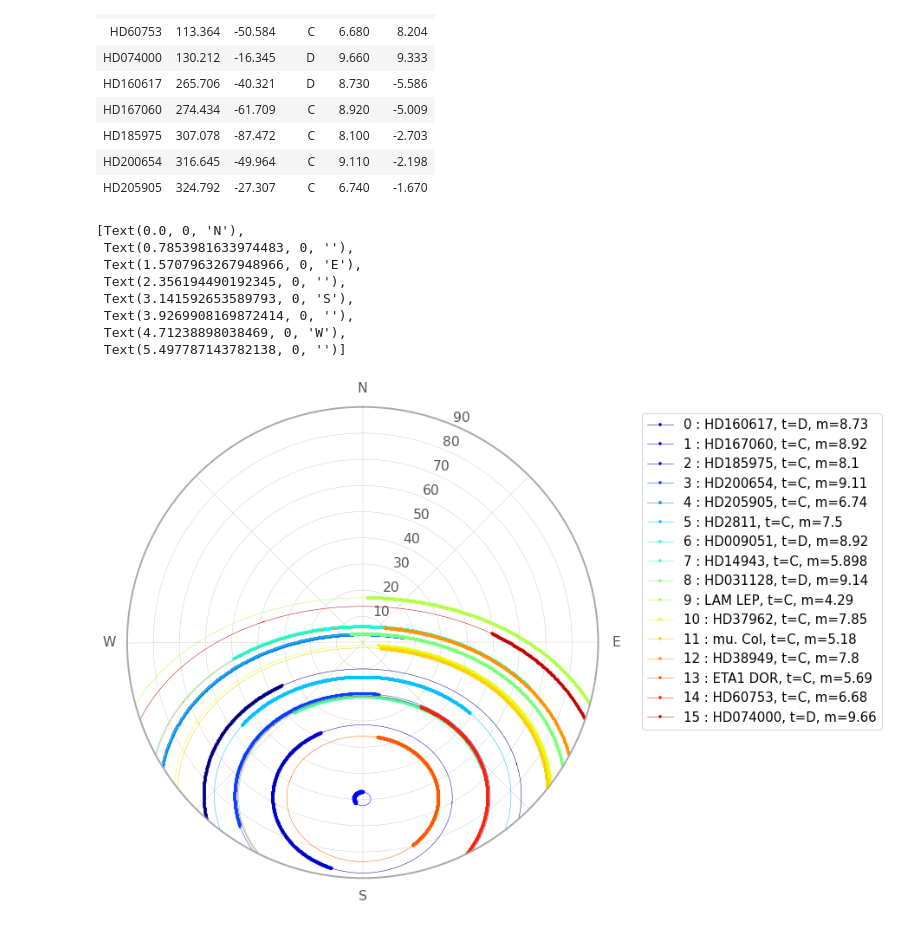
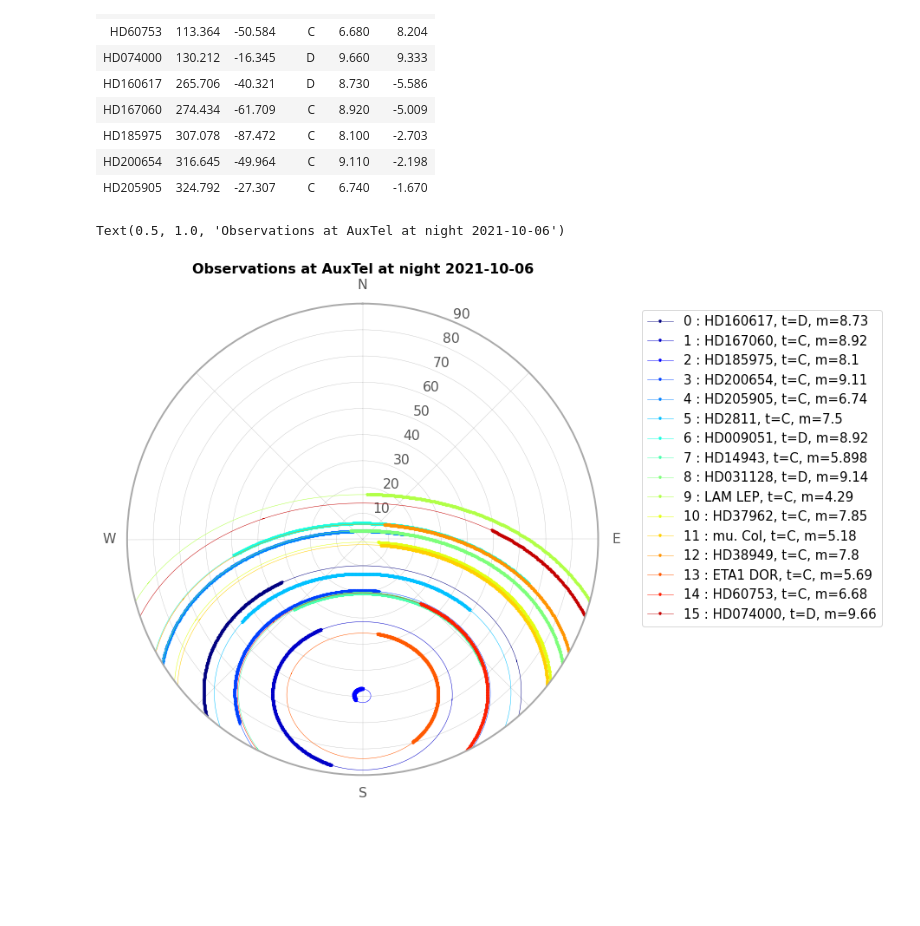
Before and after one commit to sylvielsstfr/AuxtelStarAlt, a Jupyter notebook: notebooks/2021-10-05/plot_obs-planning-cerropachon_fewtargets-polarplot.ipynb, the cells around one changed output. Drawn from its saved outputs; the diff is of its cells as text; code cells hidden in the pictures; blank space fills up the shorter version.

```diff
--- a/notebooks/2021-10-05/plot_obs-planning-cerropachon_fewtargets-polarplot.ipynb
+++ b/notebooks/2021-10-05/plot_obs-planning-cerropachon_fewtargets-polarplot.ipynb
@@ -471,40 +471,38 @@ ax = plt.subplot(111, polar=True)
 rank=0
 
 darkTimeIndex=[sunaltazs_evening_to_morning.alt < -18*u.deg]
 
 for idx in sorted_indexes:
-    #label=str(rank)
+    shortlabel=str(rank)
     label=str(rank)+" : "+all_target_tagnames[idx]
 
 
     azimuthsInDegrees=Angle(all_target_altazs_evening_to_morning[idx].az).deg
     zenithAngles = Angle(all_target_altazs_evening_to_morning[idx].zen).deg
 
     ax=makePolarPlot(azimuthsInDegrees, zenithAngles,ax=ax, marker="-",title=None, color=all_colors[rank], lw=0.5)
 
     azimuthsInDegreesNight=azimuthsInDegrees[darkTimeIndex]
     zenithAnglesNight=zenithAngles[darkTimeIndex]
     ax=makePolarPlot(azimuthsInDegreesNight, zenithAnglesNight,ax=ax ,marker="*-",title=None, color=all_colors[rank],objName=label,lw=0.5)
 
+    thex=zenithAnglesNight[0]*np.sin( (azimuthsInDegreesNight[0]) *np.pi/180.)
+    they=zenithAnglesNight[0]*np.cos( (azimuthsInDegreesNight[0])*np.pi/180.)
 
+    #plt.text(thex, they,f'{rank}',color=all_colors[rank],fontsize=20)
 
     rank+=1
 
 
 
 
 ax.legend(bbox_to_anchor=(1.08, 1), prop={'size': 15}, loc='upper left')
 ax.set_theta_zero_location("N")
 ax.set_theta_direction(-1)
 ax.set_rlim(0, 90)
 ax.set_xticklabels(['N', '', 'E', '', 'S', '', 'W', ''])
+title = "Observations at AuxTel at night " + night_obs_str.split(" ")[0]
+ax.set_title(title)
 # %% [output]
-[Text(0.0, 0, 'N'),
- Text(0.7853981633974483, 0, ''),
- Text(1.5707963267948966, 0, 'E'),
- Text(2.356194490192345, 0, ''),
- Text(3.141592653589793, 0, 'S'),
- Text(3.9269908169872414, 0, ''),
- Text(4.71238898038469, 0, 'W'),
- Text(5.497787143782138, 0, '')]
+Text(0.5, 1.0, 'Observations at AuxTel at night 2021-10-06')
-[figure, old version]
+[figure, new version]
```
Also changed, not shown: parts of 1 cell of this notebook, 1 other file.
